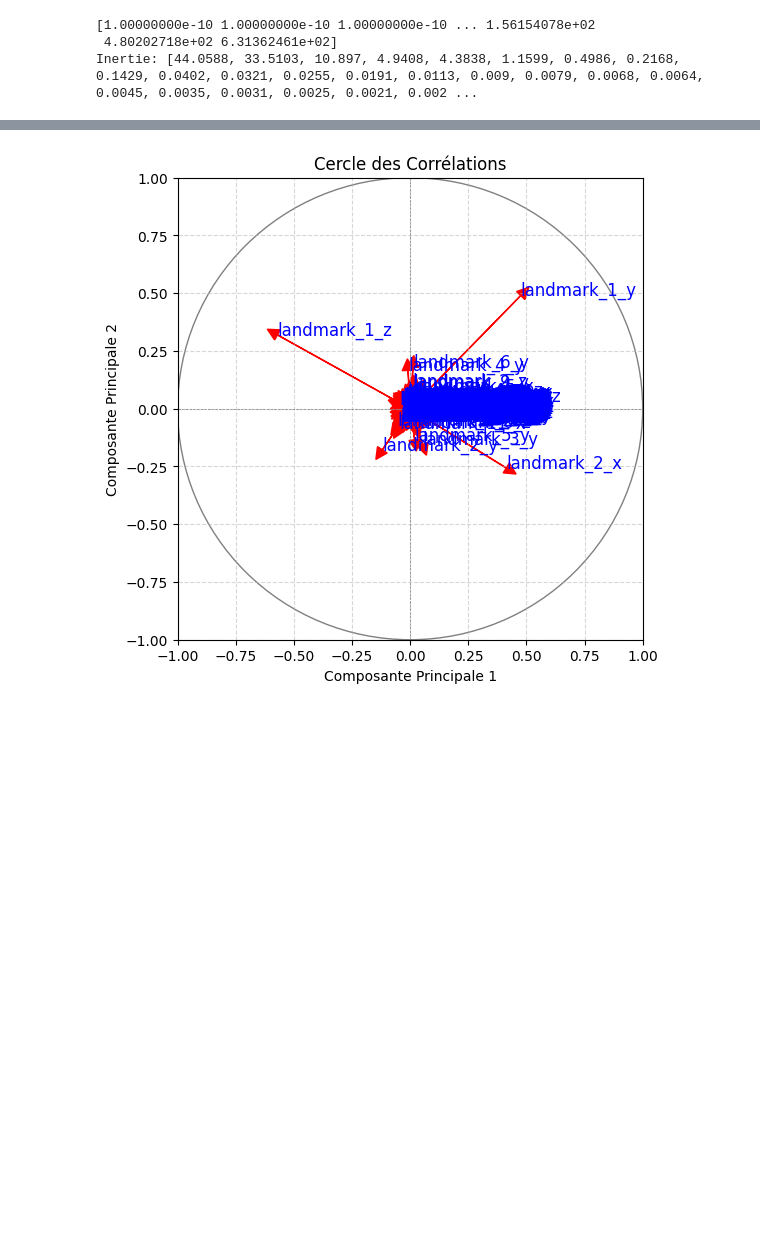
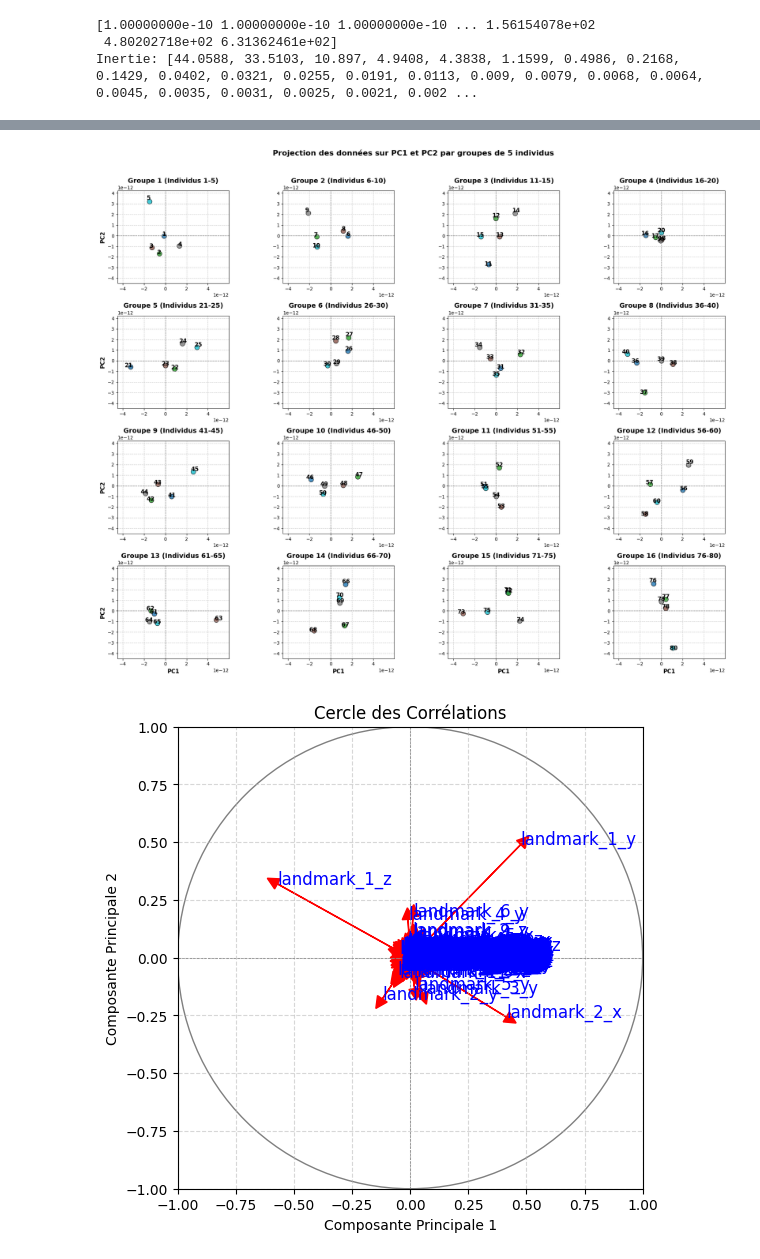
Before and after one commit to YounesBensafia/Data-Analysis-Project, a Jupyter notebook: acp.ipynb, the cells around one changed output, grey strips where cells are left out. Cells and saved outputs as stored; diff of their text form; code cells hidden in the pictures; blank space fills up the shorter version.

```diff
--- a/acp.ipynb
+++ b/acp.ipynb
@@ -87,3 +39,92 @@ Ignoring fixed x limits to fulfill fixed data aspect with adjustable data limits
+# %%
+# Calculate the number of groups needed
+C = np.dot(normalized_data, eigenvectors)
+
+num_individuals = C.shape[0]
+group_size = 5
+num_groups = num_individuals // group_size + (1 if num_individuals % group_size > 0 else 0)
+
+# Determine subplot grid dimensions
+if num_groups <= 3:
+    rows, cols = 1, num_groups
+elif num_groups <= 6:
+    rows, cols = 2, 3
+elif num_groups <= 9:
+    rows, cols = 3, 3
+else:
+    rows = (num_groups + 3) // 4
+    cols = 4
+
+# Create subplots
+plt.figure(figsize=(5*cols, 4*rows))
+
+# Define a color map for each point within a group
+individual_cmap = plt.cm.get_cmap('tab10', group_size)
+
+# Find common x and y limits for all plots
+x_min, x_max = np.min(C[:, 0]), np.max(C[:, 0])
+y_min, y_max = np.min(C[:, 1]), np.max(C[:, 1])
+# Add some padding
+x_padding = (x_max - x_min) * 0.15
+y_padding = (y_max - y_min) * 0.15
+x_min -= x_padding
+x_max += x_padding
+y_min -= y_padding
+y_max += y_padding
+
+# Create each subplot
+for group_idx in range(num_groups):
+    start_idx = group_idx * group_size
+    end_idx = min(start_idx + group_size, num_individuals)
+
+    # Get data for this group
+    group_data = C[start_idx:end_idx]
+
+    # Create subplot
+    ax = plt.subplot(rows, cols, group_idx + 1)
+
+    # Plot each point in the group with a different color
+    for i, point_idx in enumerate(range(start_idx, end_idx)):
+        ax.scatter(C[point_idx, 0], C[point_idx, 1],
+                  c=[individual_cmap(i)],
+                  s=100,
+                  alpha=0.8,
+                  edgecolors='k',
+                  linewidths=1)
+
+        # Add label for each point
+        ax.text(C[point_idx, 0]*1.05, C[point_idx, 1]*1.05,
+               f"{point_idx+1}", fontsize=12, ha='center',
+               weight='bold')
+
+    # Set consistent plot boundaries for all subplots
+    ax.set_xlim(x_min, x_max)
+    ax.set_ylim(y_min, y_max)
+
+    # Add grid and reference lines
+    ax.axhline(0, color='gray', linestyle='--', linewidth=1)
+    ax.axvline(0, color='gray', linestyle='--', linewidth=1)
+    ax.grid(True, linestyle='--', alpha=0.7)
+
+    # Add title and labels
+    ax.set_title(f"Groupe {group_idx + 1} (Individus {start_idx + 1}-{end_idx})",
+                fontsize=14, fontweight='bold')
+
+    if group_idx % cols == 0:  # Only for plots on the left side
+        ax.set_ylabel("PC2", fontsize=12, fontweight='bold')
+
+    if group_idx >= (rows-1) * cols:  # Only for plots on the bottom row
+        ax.set_xlabel("PC1", fontsize=12, fontweight='bold')
+
+    # Set equal aspect ratio for proper scaling
+    ax.set_aspect('equal')
+
+plt.suptitle("Projection des données sur PC1 et PC2 par groupes de 5 individus",
+            fontsize=16, fontweight='bold')
+plt.tight_layout(rect=[0, 0, 1, 0.96])  # Make room for the suptitle
+plt.show()
+# %% [output]
+[figure, added]
 # %%
 columns = data.columns[2:]
 
```
Also changed, not shown: parts of 1 cell of this notebook.
